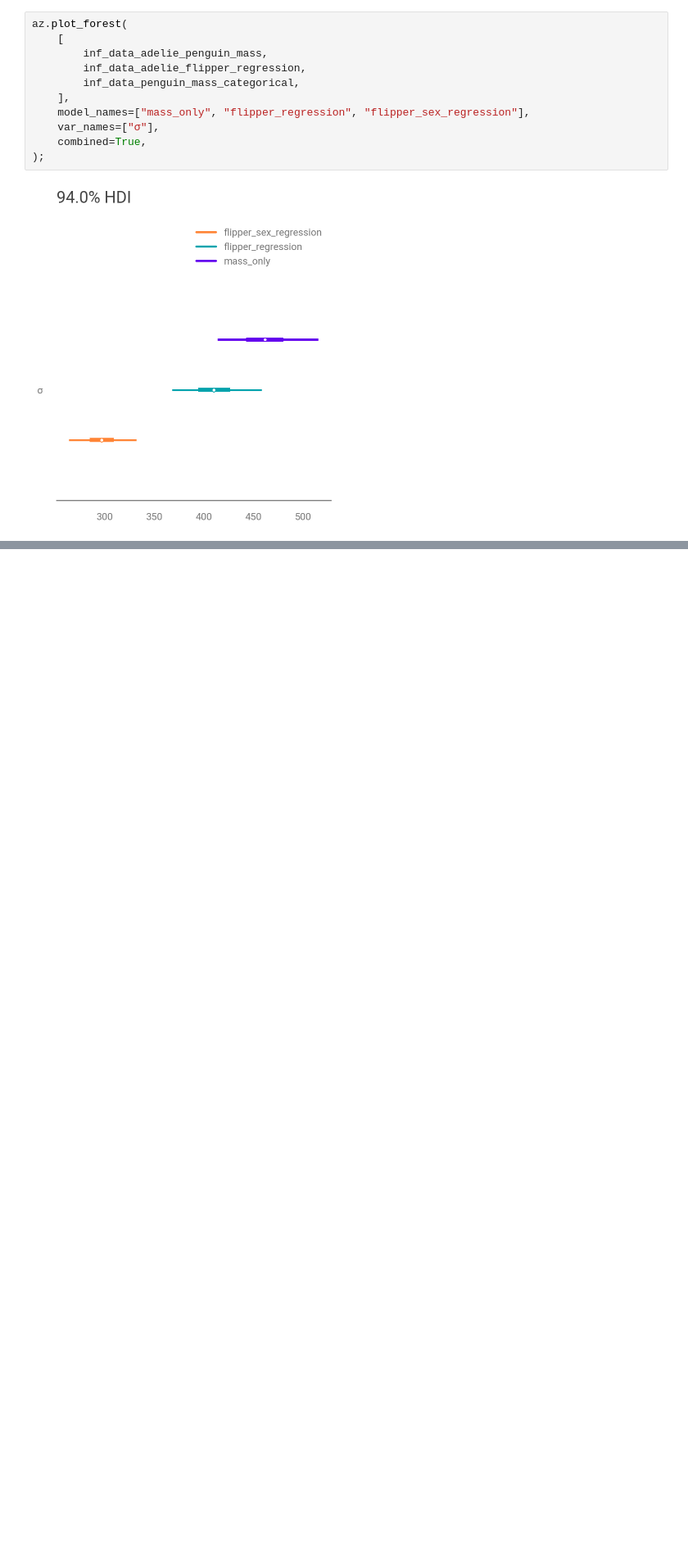
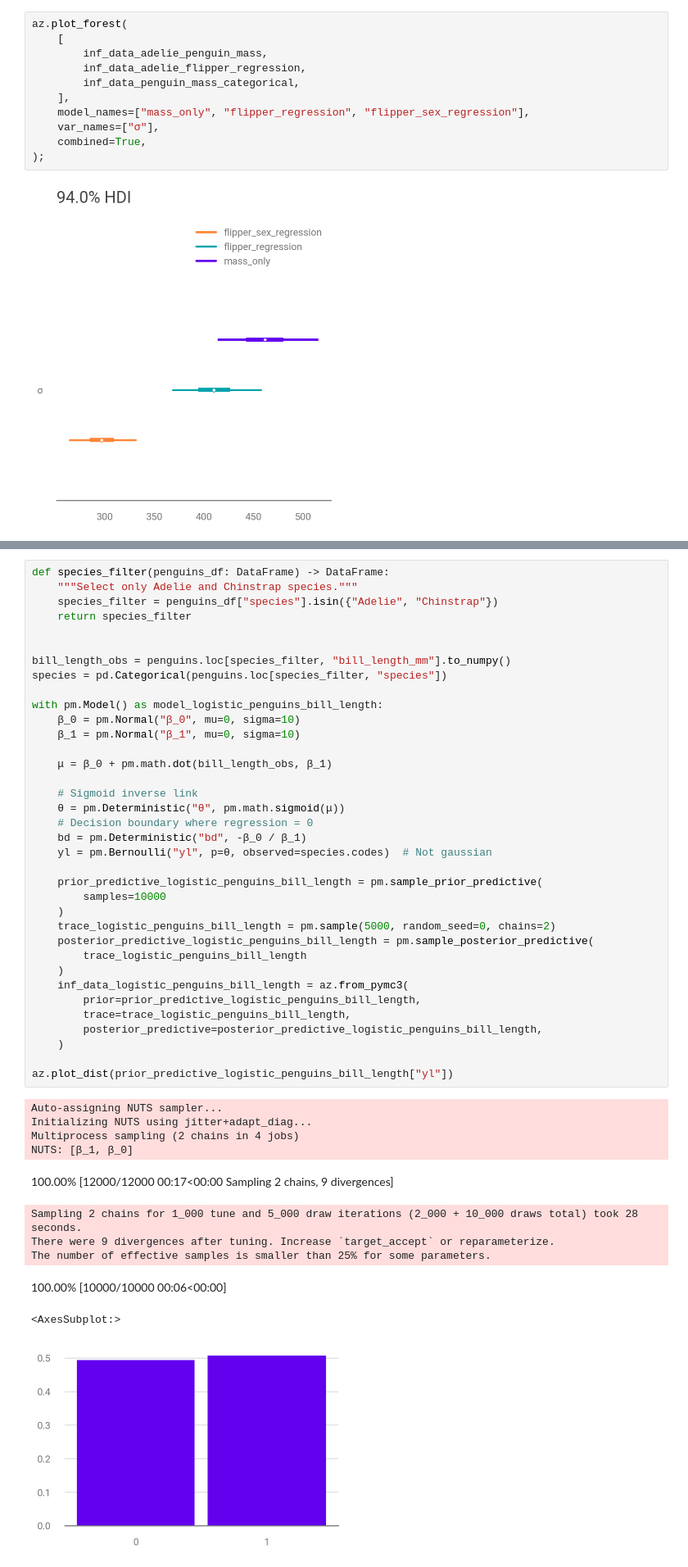
Before and after one commit to paw-lu/bayesian-modeling-computation-python, a Jupyter notebook: notebooks/3_linear_models_and_probabalistic_programming_languages.ipynb, the cells around one changed output, grey strips where cells are left out. Shown at 82% size. Cells and saved outputs as stored; diff of their text form; blank space fills up the shorter version.

```diff
--- a/notebooks/3_linear_models_and_probabalistic_programming_languages.ipynb
+++ b/notebooks/3_linear_models_and_probabalistic_programming_languages.ipynb
@@ -499,0 +636,48 @@ az.plot_forest(
+# %%
+def species_filter(penguins_df: DataFrame) -> DataFrame:
+    """Select only Adelie and Chinstrap species."""
+    species_filter = penguins_df["species"].isin({"Adelie", "Chinstrap"})
+    return species_filter
+
+
+bill_length_obs = penguins.loc[species_filter, "bill_length_mm"].to_numpy()
+species = pd.Categorical(penguins.loc[species_filter, "species"])
+
+with pm.Model() as model_logistic_penguins_bill_length:
+    β_0 = pm.Normal("β_0", mu=0, sigma=10)
+    β_1 = pm.Normal("β_1", mu=0, sigma=10)
+
+    μ = β_0 + pm.math.dot(bill_length_obs, β_1)
+
+    # Sigmoid inverse link
+    θ = pm.Deterministic("θ", pm.math.sigmoid(μ))
+    # Decision boundary where regression = 0
+    bd = pm.Deterministic("bd", -β_0 / β_1)
+    yl = pm.Bernoulli("yl", p=θ, observed=species.codes)  # Not gaussian
+
+    prior_predictive_logistic_penguins_bill_length = pm.sample_prior_predictive(
+        samples=10000
+    )
+    trace_logistic_penguins_bill_length = pm.sample(5000, random_seed=0, chains=2)
+    posterior_predictive_logistic_penguins_bill_length = pm.sample_posterior_predictive(
+        trace_logistic_penguins_bill_length
+    )
+    inf_data_logistic_penguins_bill_length = az.from_pymc3(
+        prior=prior_predictive_logistic_penguins_bill_length,
+        trace=trace_logistic_penguins_bill_length,
+        posterior_predictive=posterior_predictive_logistic_penguins_bill_length,
+    )
+
+az.plot_dist(prior_predictive_logistic_penguins_bill_length["yl"])
+# %% [output]
+Auto-assigning NUTS sampler...
+Initializing NUTS using jitter+adapt_diag...
+Multiprocess sampling (2 chains in 4 jobs)
+NUTS: [β_1, β_0]
+100.00% [12000/12000 00:17<00:00 Sampling 2 chains, 9 divergences]
+Sampling 2 chains for 1_000 tune and 5_000 draw iterations (2_000 + 10_000 draws total) took 28 seconds.
+There were 9 divergences after tuning. Increase `target_accept` or reparameterize.
+The number of effective samples is smaller than 25% for some parameters.
+100.00% [10000/10000 00:06<00:00]
+<AxesSubplot:>
+[figure, added]
```
Also changed, not shown: parts of 24 cells of this notebook, 5 other files.
